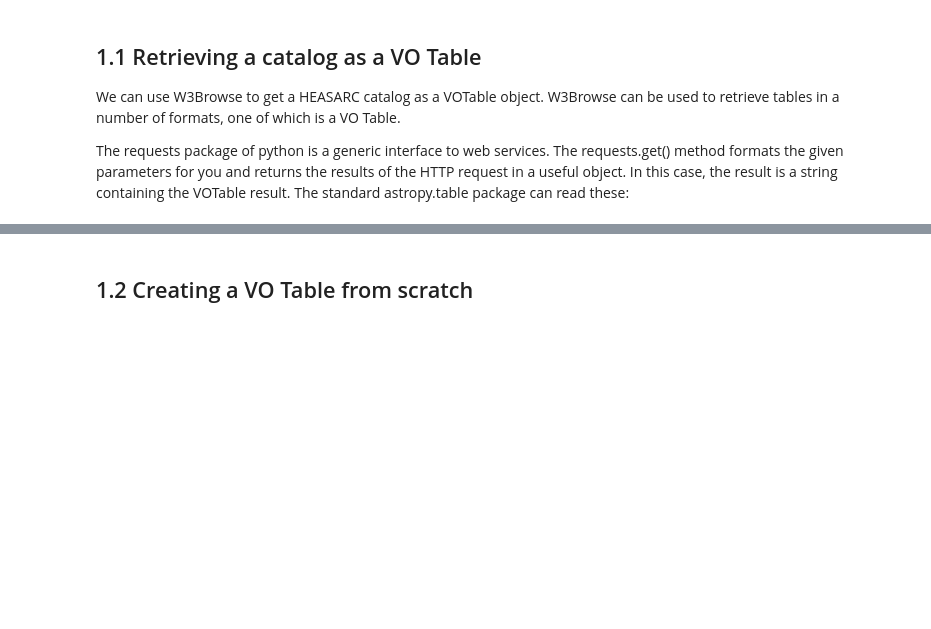
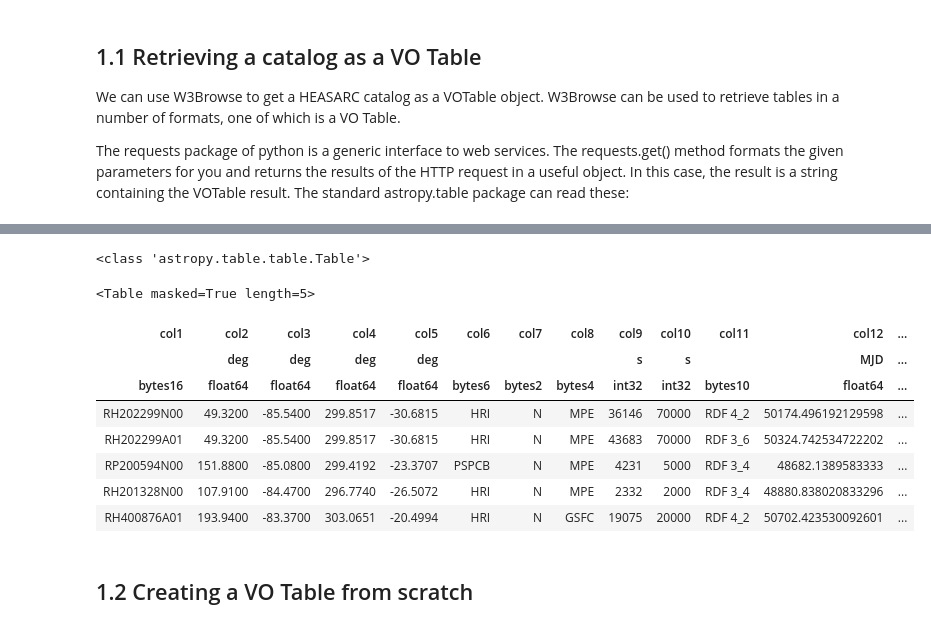
Before and after one commit to NASA-NAVO/aas_workshop_2018, a Jupyter notebook: heasarc/heasarc_queries_Overview.ipynb, the cells around one changed output, grey strips where cells are left out. Drawn from its saved outputs; the diff is of its cells as text; code cells hidden in the pictures; blank space fills up the shorter version.

Commit message:
Shorten table dump

```diff
--- a/heasarc/heasarc_queries_Overview.ipynb
+++ b/heasarc/heasarc_queries_Overview.ipynb
@@ -99,3 +74,17 @@ table
+# %%
+print(type(table))
+table[0:5] # print only the first of the 11k rows.
+# %% [output]
+<class 'astropy.table.table.Table'>
+<Table masked=True length=5>
+| col1 | col2 | col3 | col4 | col5 | col6 | col7 | col8 | col9 | col10 | col11 | col12 | ... |
+|  | deg | deg | deg | deg |  |  |  | s | s |  | MJD | ... |
+| bytes16 | float64 | float64 | float64 | float64 | bytes6 | bytes2 | bytes4 | int32 | int32 | bytes10 | float64 | ... |
+| RH202299N00 | 49.3200 | -85.5400 | 299.8517 | -30.6815 | HRI | N | MPE | 36146 | 70000 | RDF 4_2 | 50174.496192129598 | ... |
+| RH202299A01 | 49.3200 | -85.5400 | 299.8517 | -30.6815 | HRI | N | MPE | 43683 | 70000 | RDF 3_6 | 50324.742534722202 | ... |
+| RP200594N00 | 151.8800 | -85.0800 | 299.4192 | -23.3707 | PSPCB | N | MPE | 4231 | 5000 | RDF 3_4 | 48682.1389583333 | ... |
+| RH201328N00 | 107.9100 | -84.4700 | 296.7740 | -26.5072 | HRI | N | MPE | 2332 | 2000 | RDF 3_4 | 48880.838020833296 | ... |
+| RH400876A01 | 193.9400 | -83.3700 | 303.0651 | -20.4994 | HRI | N | GSFC | 19075 | 20000 | RDF 4_2 | 50702.423530092601 | ... |
 # %% [markdown]
 <a id="votable2"></a>
 ## 1.2 Creating a VO Table from scratch
```
Also changed, not shown: parts of 1 cell of this notebook.
